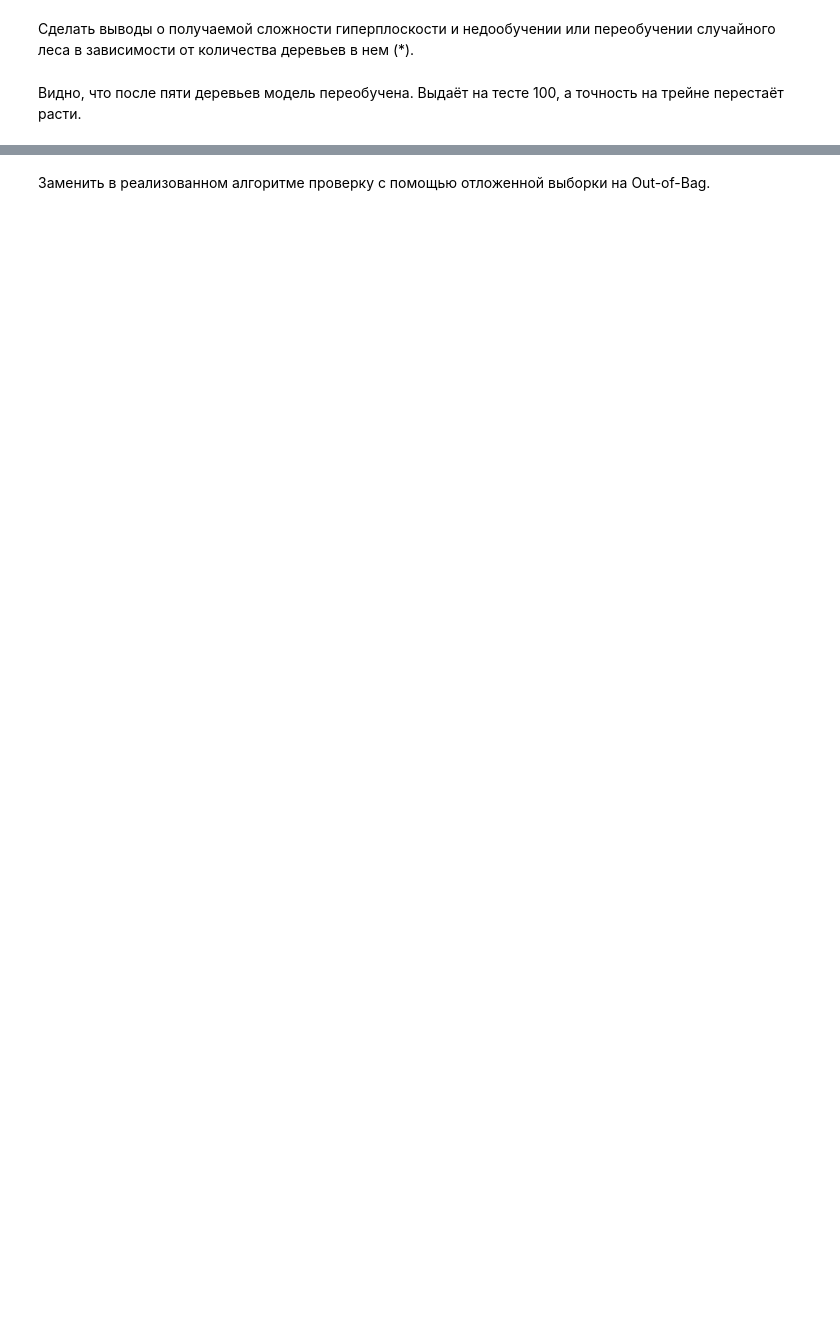
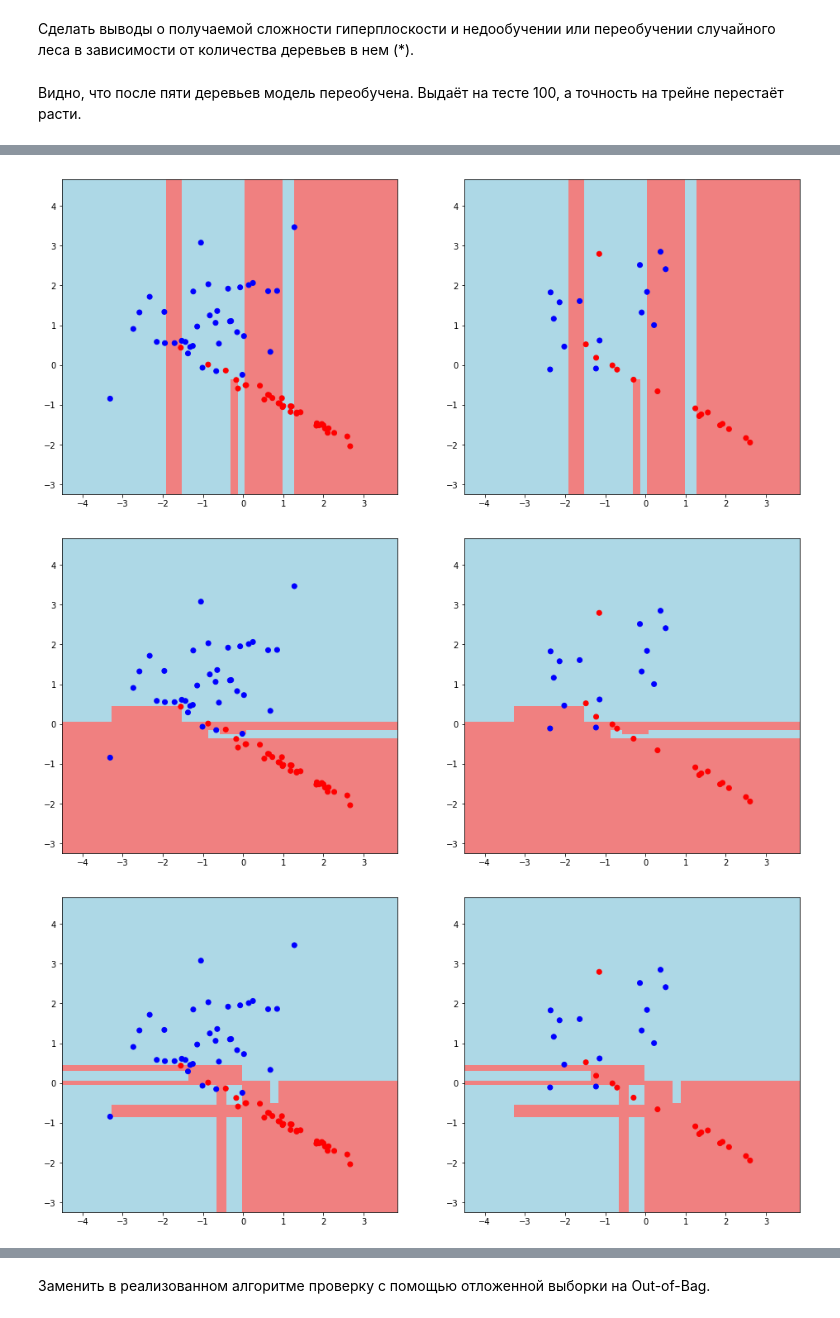
Before and after one commit to daniilstv/DS_algorithms, a Jupyter notebook: Lesson5_hw.ipynb, the cells around one changed output, grey strips where cells are left out. Saved outputs shown, nothing was run; the diff lists cells and outputs as text; code cells hidden in the pictures; blank space fills up the shorter version.

```diff
--- a/Lesson5_hw.ipynb
+++ b/Lesson5_hw.ipynb
@@ -467,0 +480,22 @@ plt.title(f'Test accuracy={metrics[forests.index(forest)][1]:.2f}')
+# %%
+# forests = my_forest
+
+for forest in forests:
+    # график обучающей выборки
+    plt.figure(figsize = (16, 7))
+    plt.subplot(1,2,1)
+    xx, yy = get_meshgrid(train_data)
+    mesh_predictions = np.array(tree_vote(forest, np.c_[xx.ravel(), yy.ravel()])).reshape(xx.shape)
+    plt.pcolormesh(xx, yy, mesh_predictions, cmap = light_colors)
+    plt.scatter(train_data[:, 0], train_data[:, 1], c = train_labels, cmap = colors)
+#     plt.title(f'Train accuracy={metrics[forests.index(forest)][0]:.2f}')
+
+    # график тестовой выборки
+    plt.subplot(1,2,2)
+    plt.pcolormesh(xx, yy, mesh_predictions, cmap = light_colors)
+    plt.scatter(test_data[:, 0], test_data[:, 1], c = test_labels, cmap = colors)
+#     plt.title(f'Test accuracy={metrics[forests.index(forest)][1]:.2f}')
+# %% [output]
+[figure, added]
+[figure, added]
+[figure, added]
```
Also changed, not shown: parts of 12 cells of this notebook.
